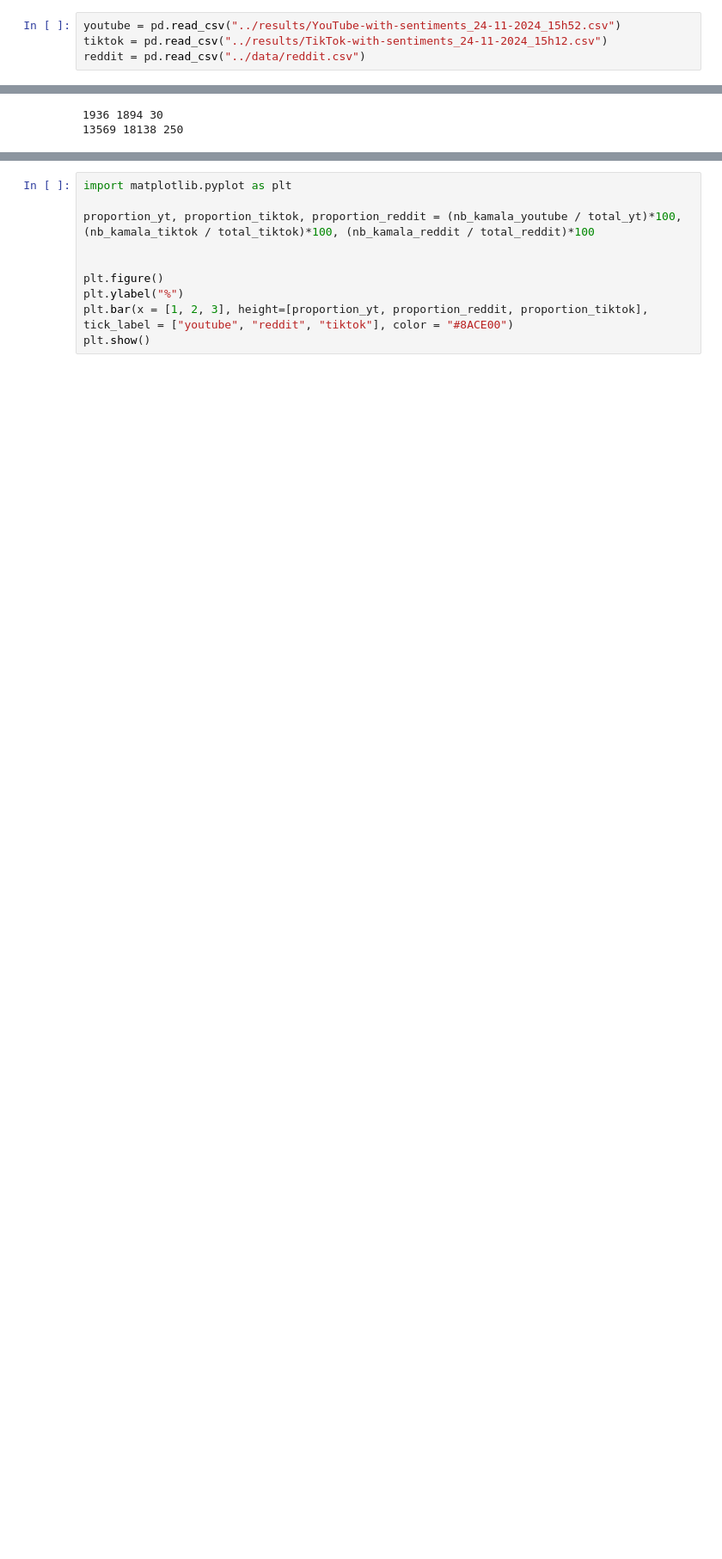
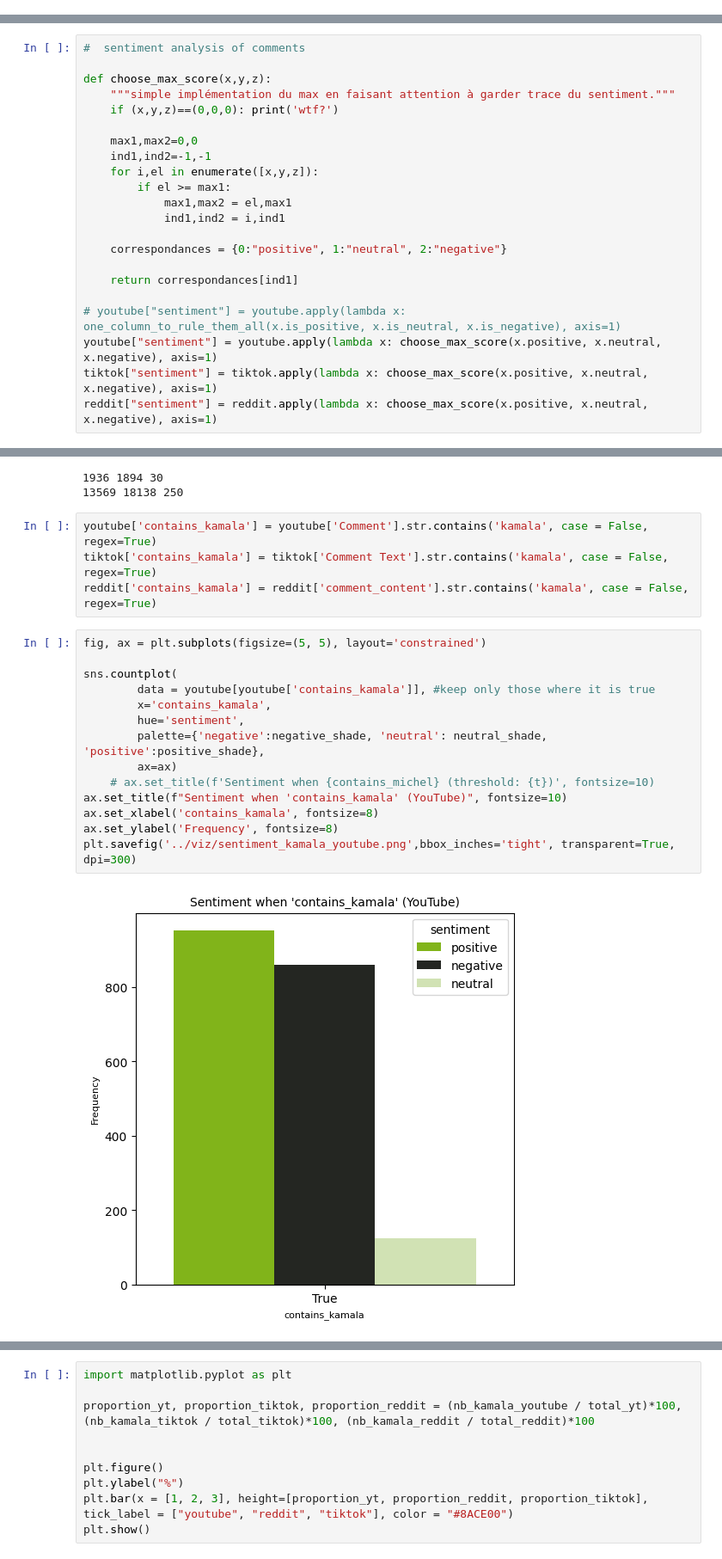
Before and after one commit to pouvoirdasha/sociology_scrapping, a Jupyter notebook: notebooks_stats_finetuning/graphes_sentiment.ipynb, the cells around one changed output, grey strips where cells are left out. Shown at 86% size. Saved outputs shown, nothing was run; the diff lists cells and outputs as text; blank space fills up the shorter version.

```diff
--- a/notebooks_stats_finetuning/graphes_sentiment.ipynb
+++ b/notebooks_stats_finetuning/graphes_sentiment.ipynb
@@ -50,7 +68,3 @@ sns.lineplot(x="negative", y="positive",
 # %% [output]
 <Axes: xlabel='negative', ylabel='positive'>
 [figure]
-# %%
-youtube = pd.read_csv("../results/YouTube-with-sentiments_24-11-2024_15h52.csv")
-tiktok = pd.read_csv("../results/TikTok-with-sentiments_24-11-2024_15h12.csv")
-reddit = pd.read_csv("../data/reddit.csv")
@@ -66,3 +73,25 @@ reddit.head()
+# %%
+#  sentiment analysis of comments
+
+def choose_max_score(x,y,z):
+    """simple implémentation du max en faisant attention à garder trace du sentiment."""
+    if (x,y,z)==(0,0,0): print('wtf?')
+
+    max1,max2=0,0
+    ind1,ind2=-1,-1
+    for i,el in enumerate([x,y,z]):
+        if el >= max1:
+            max1,max2 = el,max1
+            ind1,ind2 = i,ind1
+
+    correspondances = {0:"positive", 1:"neutral", 2:"negative"}
+
+    return correspondances[ind1]
+
+# youtube["sentiment"] = youtube.apply(lambda x: one_column_to_rule_them_all(x.is_positive, x.is_neutral, x.is_negative), axis=1)
+youtube["sentiment"] = youtube.apply(lambda x: choose_max_score(x.positive, x.neutral, x.negative), axis=1)
+tiktok["sentiment"] = tiktok.apply(lambda x: choose_max_score(x.positive, x.neutral, x.negative), axis=1)
+reddit["sentiment"] = reddit.apply(lambda x: choose_max_score(x.positive, x.neutral, x.negative), axis=1)
 # %%
 nb_kamala_youtube =  youtube['Comment'].str.contains('kamala', case = False, regex=True).sum()
 nb_kamala_tiktok =  tiktok['Comment Text'].str.contains('kamala', case = False, regex=True).sum()
@@ -76,3 +105,23 @@ print(total_yt, total_tiktok, total_reddit)
 # %% [output]
 1936 1894 30
 13569 18138 250
+# %%
+youtube['contains_kamala'] = youtube['Comment'].str.contains('kamala', case = False, regex=True)
+tiktok['contains_kamala'] = tiktok['Comment Text'].str.contains('kamala', case = False, regex=True)
+reddit['contains_kamala'] = reddit['comment_content'].str.contains('kamala', case = False, regex=True)
+# %%
+fig, ax = plt.subplots(figsize=(5, 5), layout='constrained')
+
+sns.countplot(
+        data = youtube[youtube['contains_kamala']], #keep only those where it is true
+        x='contains_kamala',
+        hue='sentiment',
+        palette={'negative':negative_shade, 'neutral': neutral_shade, 'positive':positive_shade},
+        ax=ax)
+    # ax.set_title(f'Sentiment when {contains_michel} (threshold: {t})', fontsize=10)
+ax.set_title(f"Sentiment when 'contains_kamala' (YouTube)", fontsize=10)
+ax.set_xlabel('contains_kamala', fontsize=8)
+ax.set_ylabel('Frequency', fontsize=8)
+plt.savefig('../viz/sentiment_kamala_youtube.png',bbox_inches='tight', transparent=True, dpi=300)
+# %% [output]
+[figure, added]
```
Also changed, not shown: parts of 19 cells of this notebook, 2 other files.
